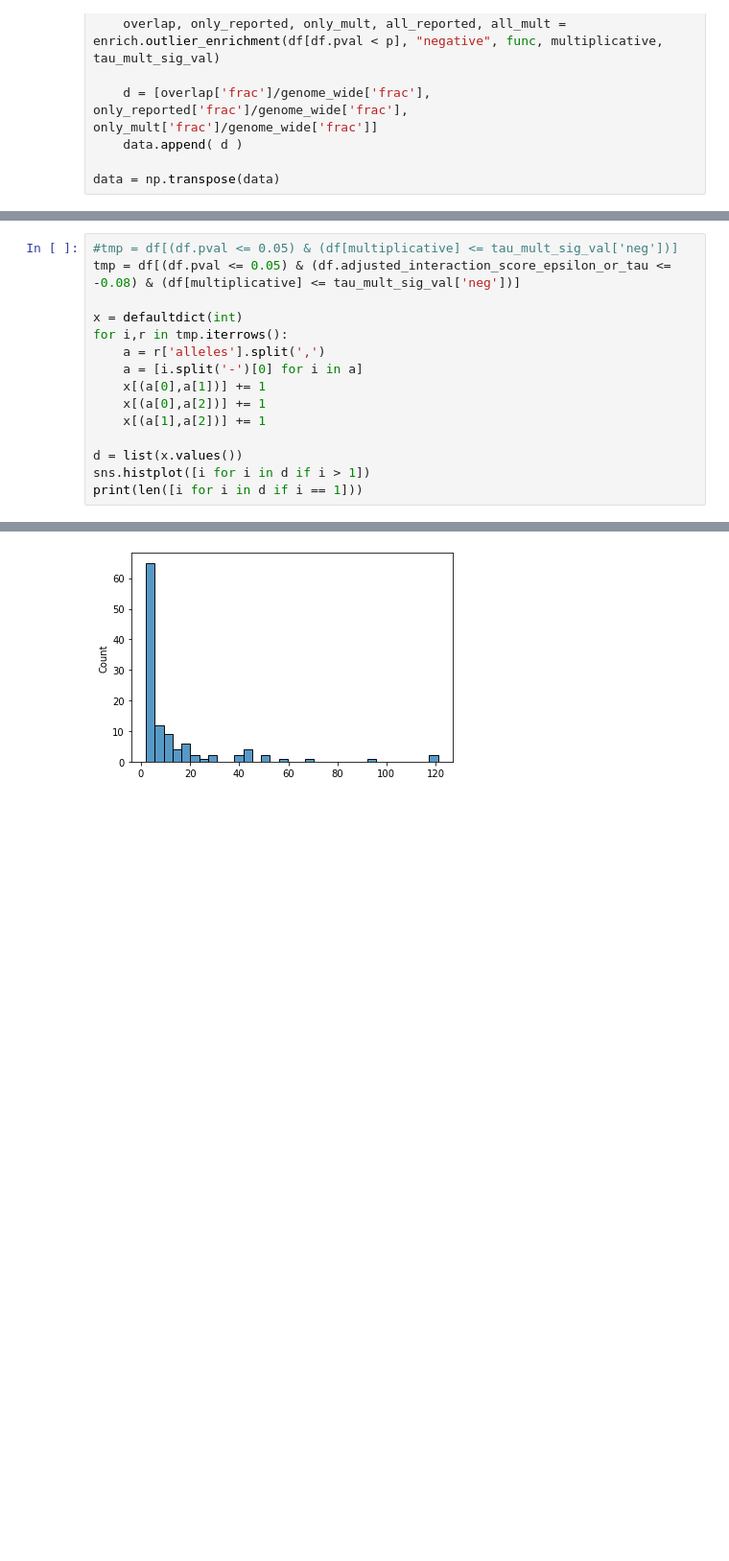
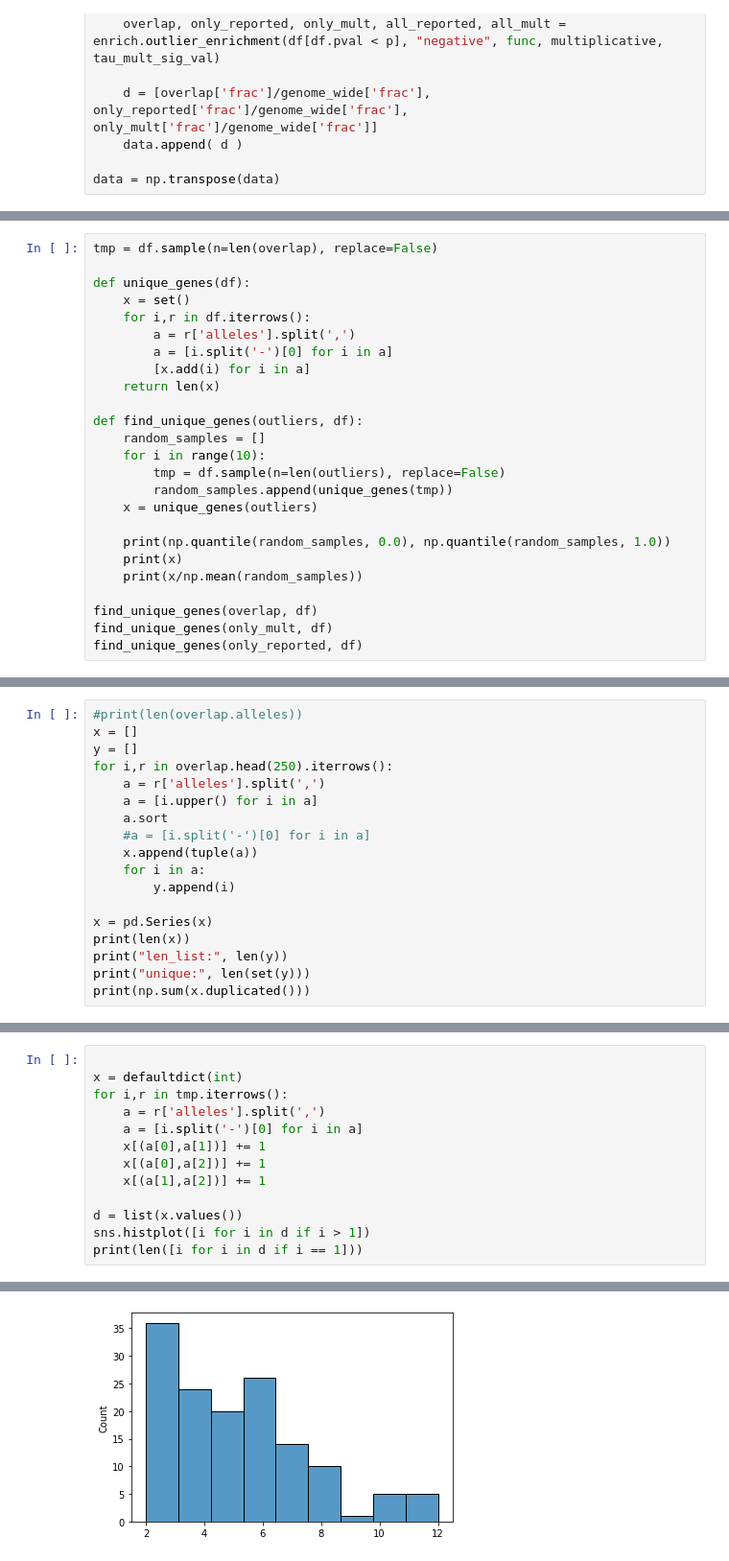
Before and after one commit to brian-arnold/epistasis_reanalysis, a Jupyter notebook: yeast_screens/Kuzmin_data_analysis.ipynb, the cells around one changed output, grey strips where cells are left out. Shown at 96% size. Drawn from its saved outputs; the diff is of its cells as text; blank space fills up the shorter version.

Commit message:
added network analysis, updated plots w stat sig

```diff
--- a/yeast_screens/Kuzmin_data_analysis.ipynb
+++ b/yeast_screens/Kuzmin_data_analysis.ipynb
@@ -577,0 +584,25 @@ plt.show()
+# %%
+tmp = df.sample(n=len(overlap), replace=False)
+
+def unique_genes(df):
+    x = set()
+    for i,r in df.iterrows():
+        a = r['alleles'].split(',')
+        a = [i.split('-')[0] for i in a]
+        [x.add(i) for i in a]
+    return len(x)
+
+def find_unique_genes(outliers, df):
+    random_samples = []
+    for i in range(10):
+        tmp = df.sample(n=len(outliers), replace=False)
+        random_samples.append(unique_genes(tmp))
+    x = unique_genes(outliers)
+
+    print(np.quantile(random_samples, 0.0), np.quantile(random_samples, 1.0))
+    print(x)
+    print(x/np.mean(random_samples))
+
+find_unique_genes(overlap, df)
+find_unique_genes(only_mult, df)
+find_unique_genes(only_reported, df)
@@ -577,0 +659,18 @@ plt.show()
+# %%
+#print(len(overlap.alleles))
+x = []
+y = []
+for i,r in overlap.head(250).iterrows():
+    a = r['alleles'].split(',')
+    a = [i.upper() for i in a]
+    a.sort
+    #a = [i.split('-')[0] for i in a]
+    x.append(tuple(a))
+    for i in a:
+        y.append(i)
+
+x = pd.Series(x)
+print(len(x))
+print("len_list:", len(y))
+print("unique:", len(set(y)))
+print(np.sum(x.duplicated()))
@@ -578,6 +694,4 @@ plt.show()
 # %%
-#tmp = df[(df.pval <= 0.05) & (df[multiplicative] <= tau_mult_sig_val['neg'])]
-tmp = df[(df.pval <= 0.05) & (df.adjusted_interaction_score_epsilon_or_tau <= -0.08) & (df[multiplicative] <= tau_mult_sig_val['neg'])]
 
 x = defaultdict(int)
 for i,r in tmp.iterrows():
@@ -595,4 +709,4 @@ print(len([i for i in d if i == 1]))
-[figure, old version]
+[figure, new version]
 # %%
 tmp = df[(df.pval <= 0.05) & (df[multiplicative] <= tau_mult_sig_val['neg'])]
 #tmp = df[(df.pval <= 0.05) & (df.adjusted_interaction_score_epsilon_or_tau <= -0.08) & (df[multiplicative] <= tau_mult_sig_val['neg'])]
```
Also changed, not shown: parts of 27 cells of this notebook.
